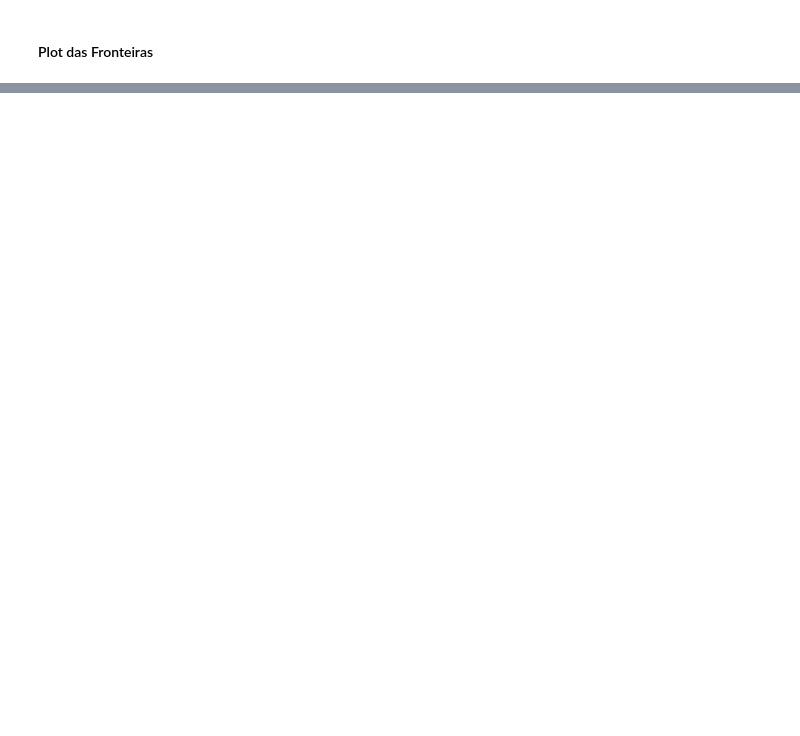
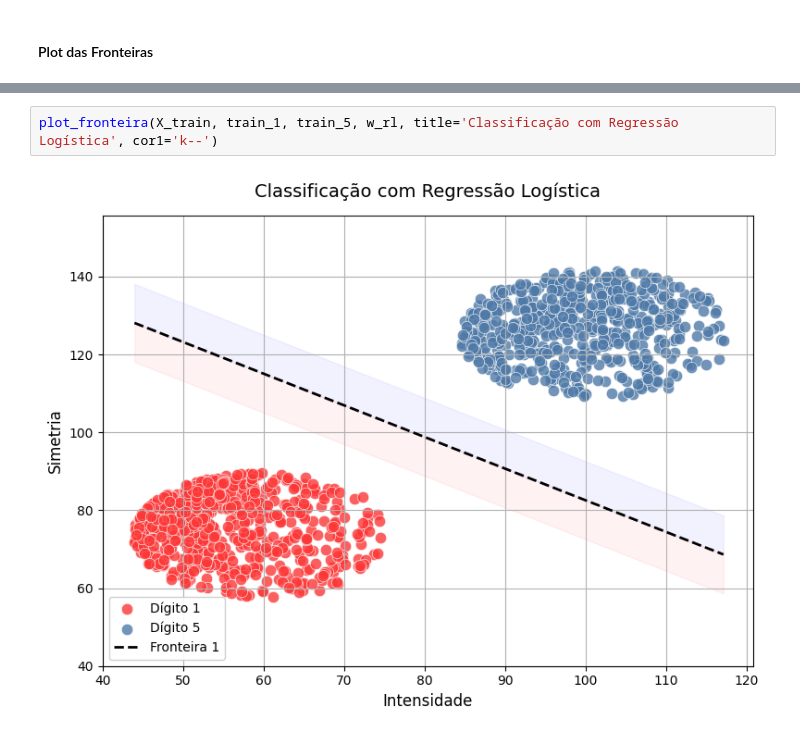
Before and after one commit to juliamssilva/classificador_digitos, a Jupyter notebook: mnsit.ipynb, the cells around one changed output, grey strips where cells are left out. Drawn from its saved outputs; the diff is of its cells as text; blank space fills up the shorter version.

```diff
--- a/mnsit.ipynb
+++ b/mnsit.ipynb
@@ -526 +544,5 @@ plot_fronteira(X_train, train_1, train_5, regressao_linear.w, title='Classifica
+# %%
+plot_fronteira(X_train, train_1, train_5, w_rl, title='Classificação com Regressão Logística', cor1='k--')
+# %% [output]
+[figure, added]
 # %%
```
Also changed, not shown: parts of 16 cells of this notebook.
